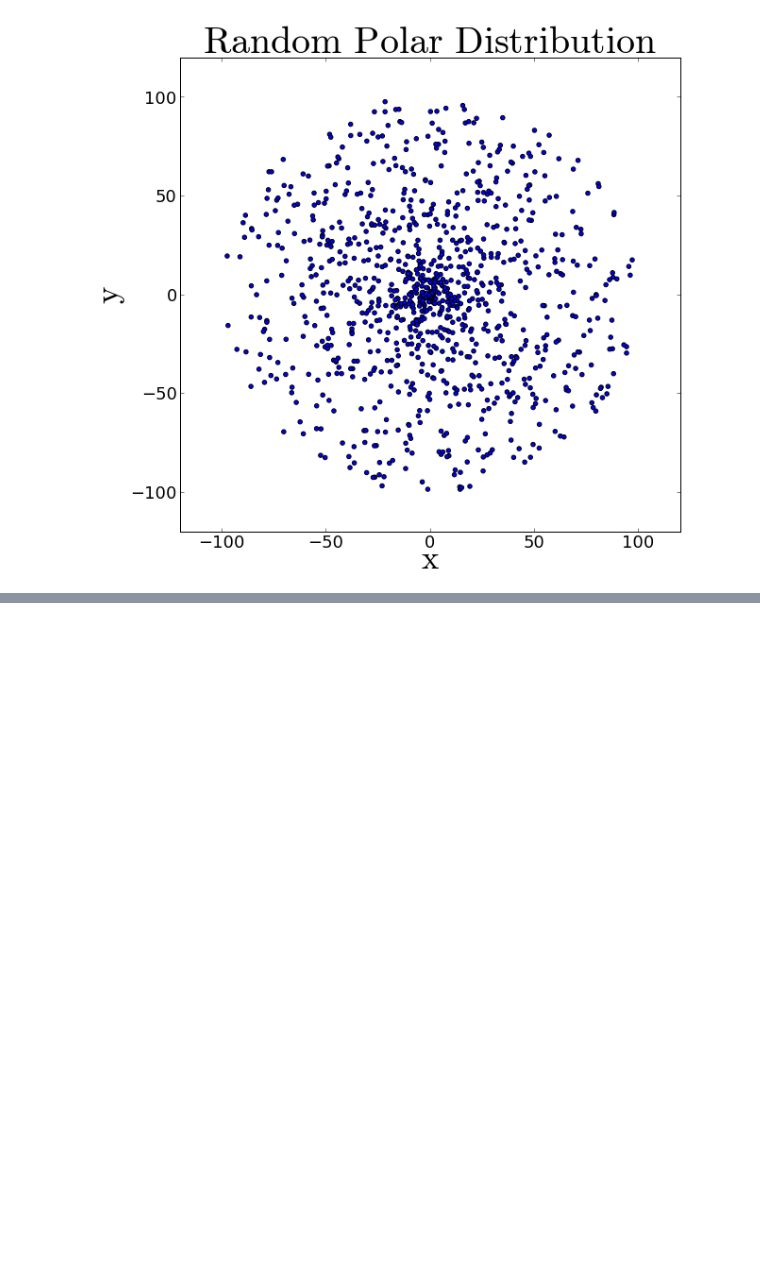
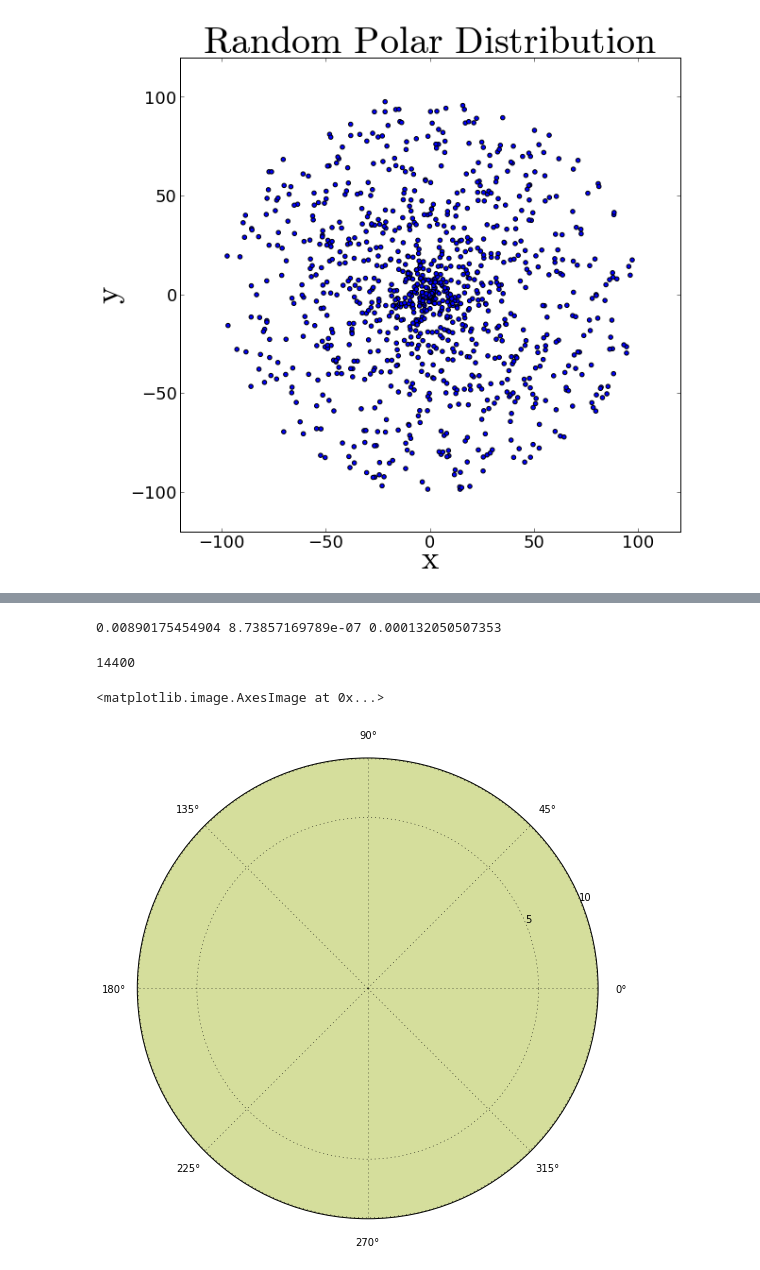
Before and after one commit to jngaravitoc/Bayesian_Homeworks, a Jupyter notebook: Bayesian_Code_2Analytic_Solution.ipynb, the cells around one changed output, grey strips where cells are left out. Cells and saved outputs as stored; diff of their text form; code cells hidden in the pictures; blank space fills up the shorter version.

```diff
--- a/Bayesian_Code_2Analytic_Solution.ipynb
+++ b/Bayesian_Code_2Analytic_Solution.ipynb
@@ -216,0 +261,25 @@ show()
+# %%
+print amax(d_0), amin(d_0), average(d_0)
+# %% [output]
+0.00890175454904 8.73857169789e-07 0.000132050507353
+# %%
+# 1st attepnt to density finder
+if d_0 <= 8.0e-6:
+    x = []
+    x.append(1)
+print len(x)
+# %% [output]
+14400
+# %%
+fig = figure(figsize=(8,8))
+ax = fig.add_axes([0.6, 0.1, 8, 8], polar=True, axisbg='#d5de9c')
+#ax.scatter(theta, R, color='#ee8d18', lw=3, label='a line')
+Rxmin = amin(R*cos(theta))
+Rxmax = amax(R*cos(theta))
+Rymin = amin(R*sin(theta))
+Rymax = amax(R*sin(theta))
+hist,xedges,yedges = numpy.histogram2d(x, y, bins=(30, 30),range=[[Rxmin,Rxmax],[Rymin,Rymax]], weights = d_0)
+ax.imshow(log10(hist), extent=[Rxmax,Rxmin,Rymin,Rymax], interpolation = 'nearest',origin='lower')
+# %% [output]
+<matplotlib.image.AxesImage at 0x...>
+[figure, added]
```
Also changed, not shown: parts of 11 cells of this notebook.
